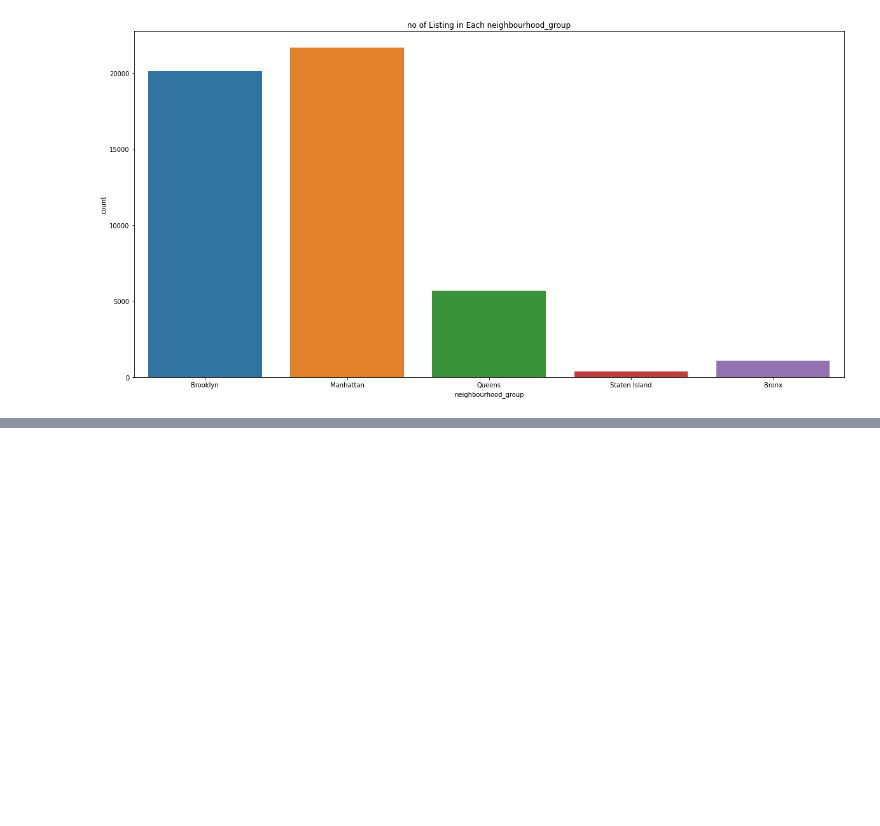
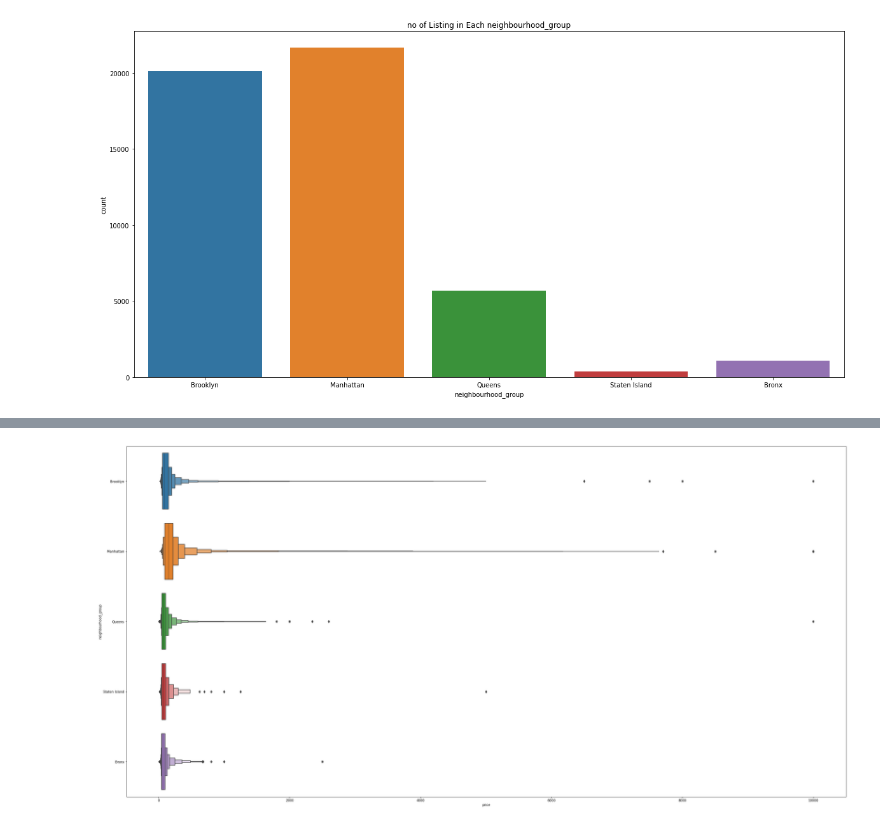
Before and after one commit to Ankittgup/Airbnb-data-analysis, a Jupyter notebook: Copy_of_Airbnb_Bookings_Analysis_Capstone_Project.ipynb, the cells around one changed output, grey strips where cells are left out. Cells and saved outputs as stored; diff of their text form; code cells hidden in the pictures; blank space fills up the shorter version.

```diff
--- a/Copy_of_Airbnb_Bookings_Analysis_Capstone_Project.ipynb
+++ b/Copy_of_Airbnb_Bookings_Analysis_Capstone_Project.ipynb
@@ -238,0 +287,6 @@ fig.show(g)
+# %%
+fig=plt.figure(figsize=(40,20))
+g=sns.boxenplot(data=df,y='neighbourhood_group',x='price')
+fig.show(g)
+# %% [output]
+[figure, added]
```
Also changed, not shown: parts of 31 cells of this notebook.
